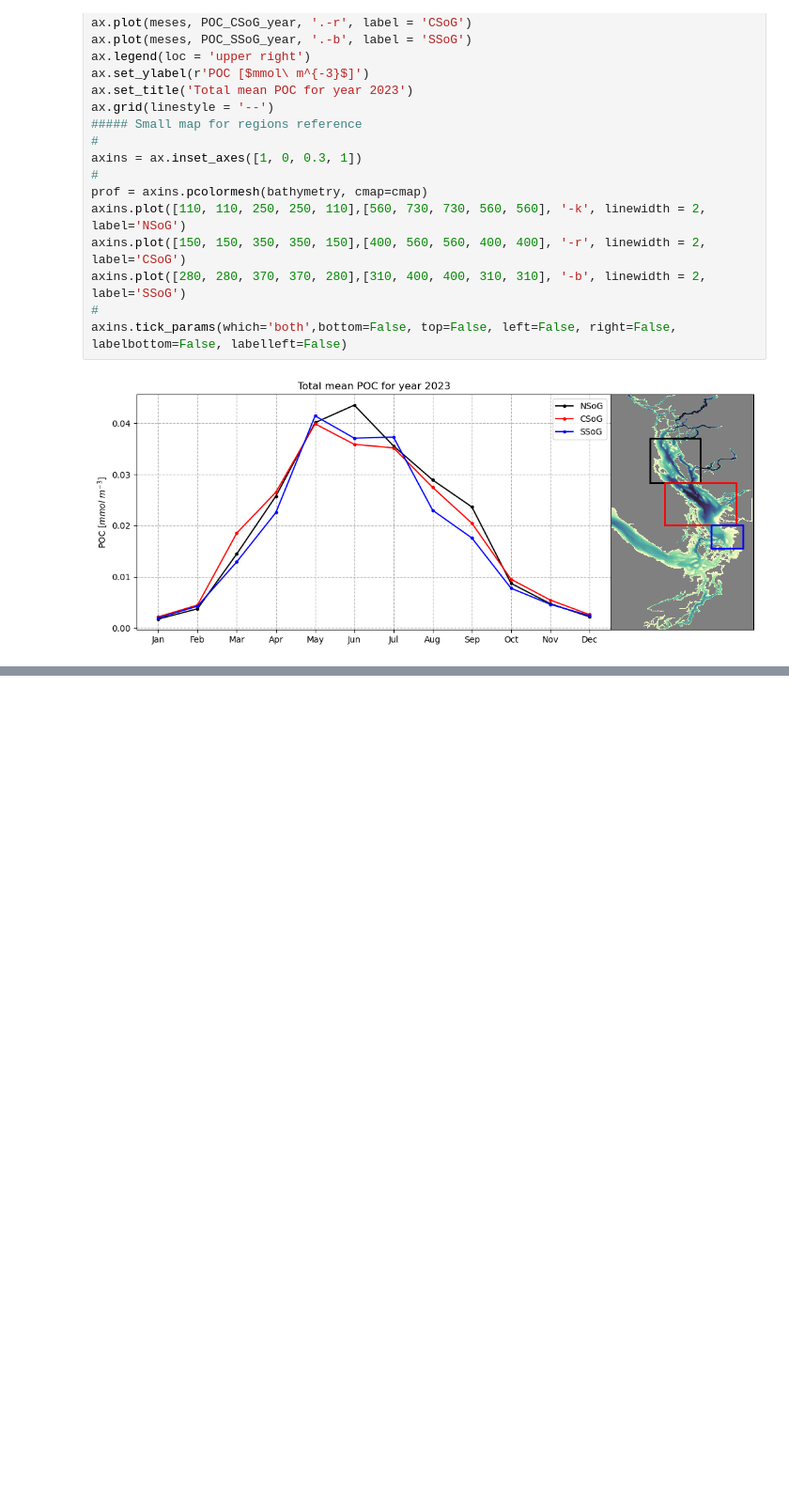
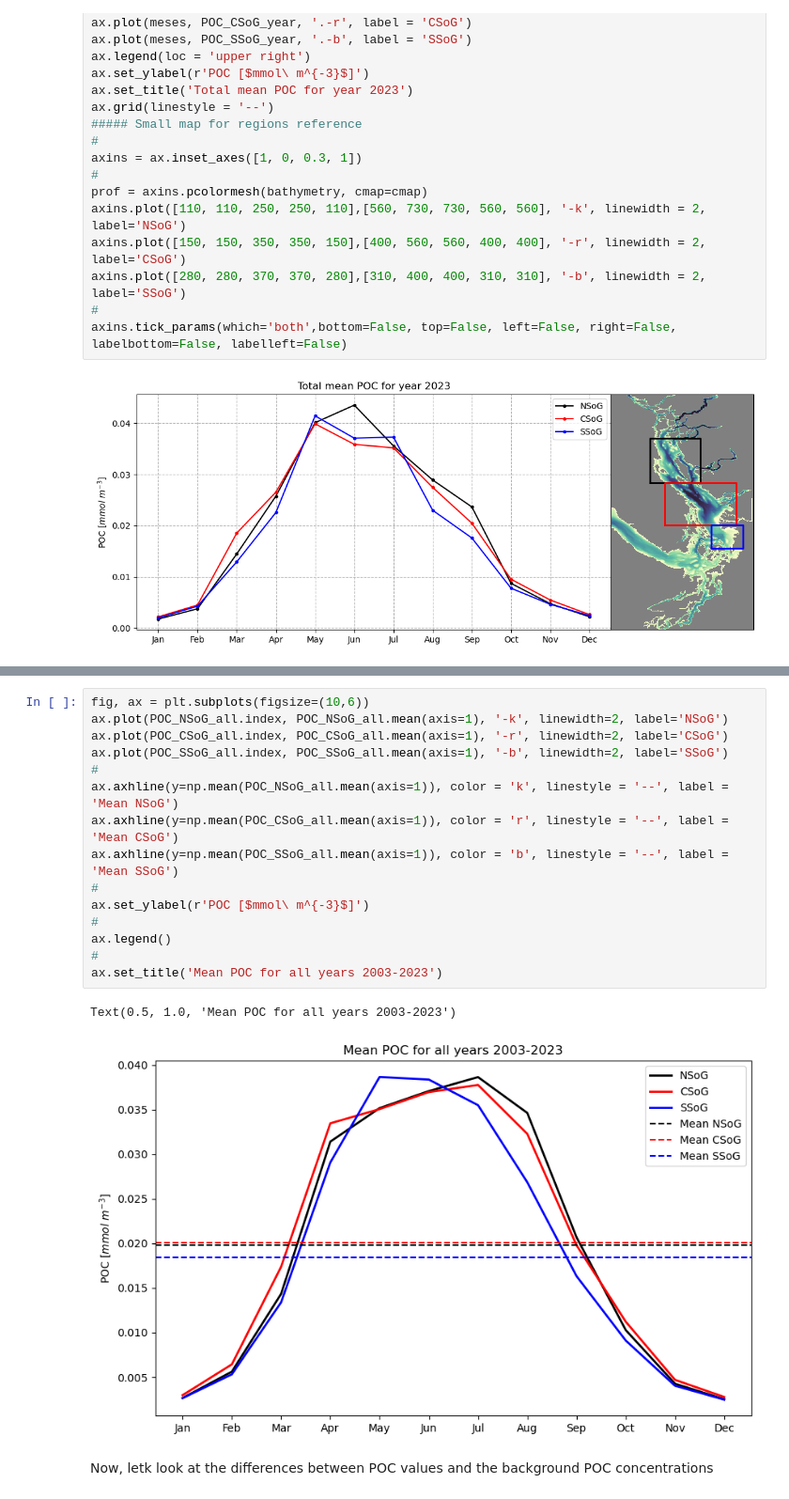
Before and after one commit to SalishSeaCast/analysis-vicente, a Jupyter notebook: Ocean_Parcels/drafts/POC_parameters.ipynb, the cells around one changed output, grey strips where cells are left out. Shown at 94% size. Drawn from its saved outputs; the diff is of its cells as text; blank space fills up the shorter version.

```diff
--- a/Ocean_Parcels/drafts/POC_parameters.ipynb
+++ b/Ocean_Parcels/drafts/POC_parameters.ipynb
@@ -433,0 +504,20 @@ axins.tick_params(which='both',bottom=False, top=False, left=False, right=False,
+# %%
+fig, ax = plt.subplots(figsize=(10,6))
+ax.plot(POC_NSoG_all.index, POC_NSoG_all.mean(axis=1), '-k', linewidth=2, label='NSoG')
+ax.plot(POC_CSoG_all.index, POC_CSoG_all.mean(axis=1), '-r', linewidth=2, label='CSoG')
+ax.plot(POC_SSoG_all.index, POC_SSoG_all.mean(axis=1), '-b', linewidth=2, label='SSoG')
+#
+ax.axhline(y=np.mean(POC_NSoG_all.mean(axis=1)), color = 'k', linestyle = '--', label = 'Mean NSoG')
+ax.axhline(y=np.mean(POC_CSoG_all.mean(axis=1)), color = 'r', linestyle = '--', label = 'Mean CSoG')
+ax.axhline(y=np.mean(POC_SSoG_all.mean(axis=1)), color = 'b', linestyle = '--', label = 'Mean SSoG')
+#
+ax.set_ylabel(r'POC [$mmol\ m^{-3}$]')
+#
+ax.legend()
+#
+ax.set_title('Mean POC for all years 2003-2023')
+# %% [output]
+Text(0.5, 1.0, 'Mean POC for all years 2003-2023')
+[figure, added]
+# %% [markdown]
+Now, letk look at the differences between POC values and the background POC concentrations
```
Also changed, not shown: parts of 20 cells of this notebook.
